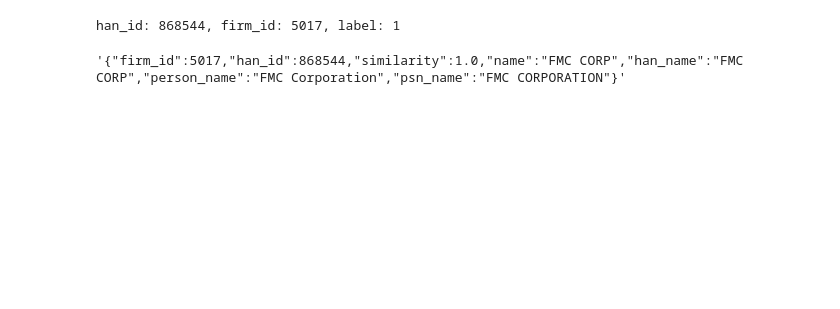
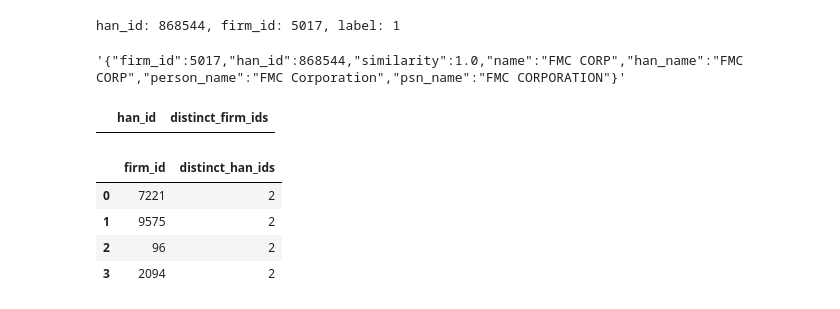
Before and after one commit to MarisLeander/patents_name_matching, a Jupyter notebook: notebooks/label_training_data.ipynb, the cells around one changed output. Cells and saved outputs as stored; diff of their text form; code cells hidden in the pictures; blank space fills up the shorter version.

```diff
--- a/notebooks/label_training_data.ipynb
+++ b/notebooks/label_training_data.ipynb
@@ -199,3 +193,32 @@ han_id: 868544, firm_id: 5017, label: 1
 test_data.loc[0].to_json()
 # %% [output]
 '{"firm_id":5017,"han_id":868544,"similarity":1.0,"name":"FMC CORP","han_name":"FMC CORP","person_name":"FMC Corporation","psn_name":"FMC CORPORATION"}'
+# %%
+# Verify, that there are no han_ids with multiple firm_ids and vice versa
+sql = """
+    SELECT han_id, COUNT(DISTINCT firm_id) AS distinct_firm_ids
+    FROM labels
+    WHERE label = 1
+    GROUP BY han_id
+    HAVING COUNT(DISTINCT firm_id) > 1;
+"""
+
+con.execute(sql).fetchdf()
+# %% [output]
+|  | han_id | distinct_firm_ids |
+# %%
+sql = """
+    SELECT firm_id, COUNT(DISTINCT han_id) AS distinct_han_ids
+    FROM labels
+    WHERE label = 1
+    GROUP BY firm_id
+    HAVING COUNT(DISTINCT han_id) > 1;
+"""
+
+con.execute(sql).fetchdf()
+# %% [output]
+|  | firm_id | distinct_han_ids |
+| 0 | 7221 | 2 |
+| 1 | 9575 | 2 |
+| 2 | 96 | 2 |
+| 3 | 2094 | 2 |
```
Also changed, not shown: parts of 10 cells of this notebook.
